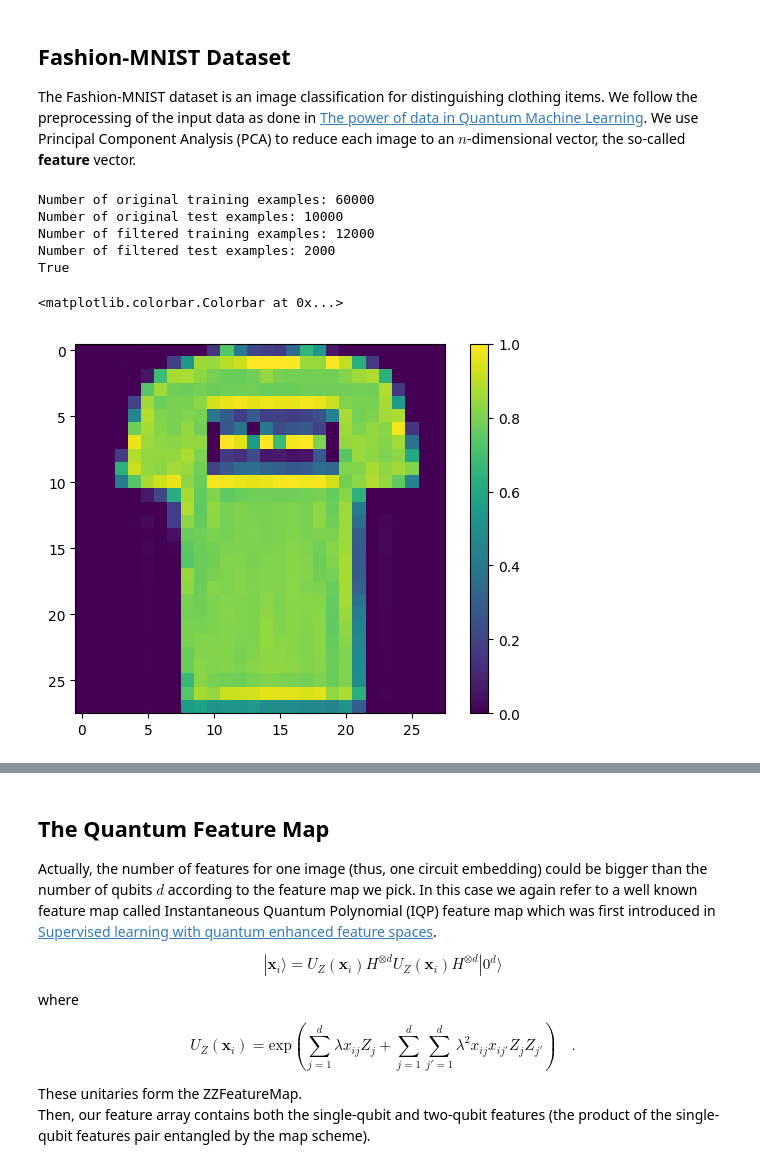
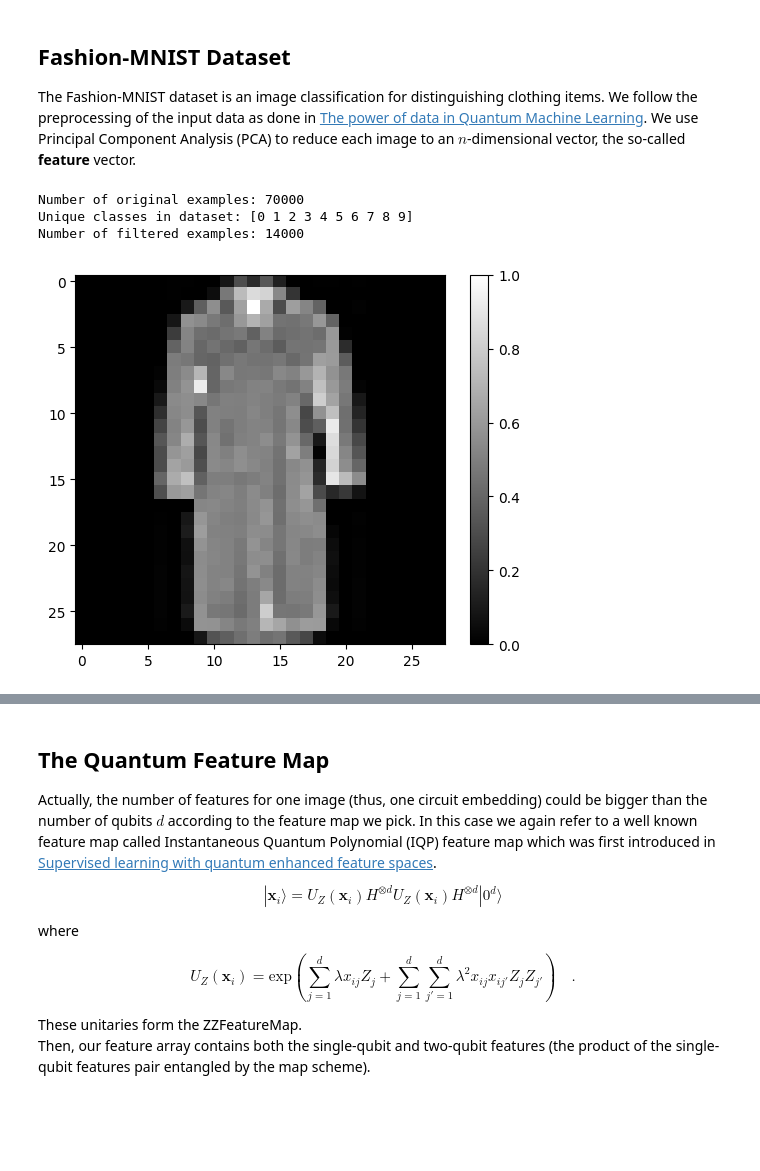
Before and after one commit to CERN-IT-INNOVATION/olqti-summer-school-2024, a Jupyter notebook: quantum_computing_applications_and_use_cases/kernel-bandwidth-in-QML.ipynb, the cells around one changed output, grey strips where cells are left out. Saved outputs shown, nothing was run; the diff lists cells and outputs as text; code cells hidden in the pictures; blank space fills up the shorter version.

Commit message:
open ml to avoid tensorflow

```diff
--- a/quantum_computing_applications_and_use_cases/kernel-bandwidth-in-QML.ipynb
+++ b/quantum_computing_applications_and_use_cases/kernel-bandwidth-in-QML.ipynb
@@ -33,39 +32,47 @@ In Quask there are more [evaluators](https://quask.readthedocs.io/en/latest/tuto
 ## Fashion-MNIST Dataset
 
 The Fashion-MNIST dataset is an image classification for distinguishing clothing items. We follow the preprocessing of the input data as done in [The power of data in Quantum Machine Learning](https://arxiv.org/abs/2011.01938). We use Principal Component Analysis (PCA) to reduce each image to an $n$-dimensional vector, the so-called **feature** vector.
-# %%
-(x_train, y_train), (x_test, y_test) = tf.keras.datasets.fashion_mnist.load_data()
-
-# Rescale the images from [0,255] to the [0.0,1.0] range.
-x_train, x_test = x_train/255.0, x_test/255.0
-
-print("Number of original training examples:", len(x_train))
-print("Number of original test examples:", len(x_test))
-
-def filter_03(x, y):
-    keep = (y == 0) | (y == 3)
-    x, y = x[keep], y[keep]
-    y = y == 0
-    return x,y
-
-x_train, y_train = filter_03(x_train, y_train)
-x_test, y_test = filter_03(x_test, y_test)
-
-print("Number of filtered training examples:", len(x_train))
-print("Number of filtered test examples:", len(x_test))
-
-print(y_train[0])
-
-plt.imshow(x_train[0, :, :])
-plt.colorbar()
-# %% [output]
-Number of original training examples: 60000
-Number of original test examples: 10000
-Number of filtered training examples: 12000
-Number of filtered test examples: 2000
-True
-<matplotlib.colorbar.Colorbar at 0x...>
-[figure, removed]
+# %%
+# Load the Fashion-MNIST dataset by its OpenML ID
+dataset = openml.datasets.get_dataset(40996)
+X, y, _, _ = dataset.get_data(target=dataset.default_target_attribute)
+
+# Convert X to a NumPy array and normalize features from [0, 255] to [0, 1]
+X = X.to_numpy().astype('float32') / 255.0
+y = y.astype(int)
+
+print("Number of original examples:", len(X))
+
+# Check unique classes in the dataset
+unique_classes = np.unique(y)
+print("Unique classes in dataset:", unique_classes)
+
+# Filter only two classes (0 and 3) for binary classification if they exist
+def filter_03(x, y):
+    keep = (y == 0) | (y == 3)
+    x, y = x[keep], y[keep]
+    y = (y == 0).astype(int)  # Convert class 0 to 1, class 3 to 0 for binary labels
+    return x, y
+
+if 0 in unique_classes and 3 in unique_classes:
+    # Apply filter
+    X, y = filter_03(X, y)
+    print("Number of filtered examples:", len(X))
+
+    # Split into train and test sets
+    X_train, X_test, y_train, y_test = train_test_split(X, y, stratify=y)
+
+    # Visualize a sample
+    plt.imshow(X_train[0].reshape(28, 28), cmap="gray")
+    plt.colorbar()
+    plt.show()
+else:
+    print("Classes 0 and 3 not found in the dataset.")
+# %% [output]
+Number of original examples: 70000
+Unique classes in dataset: [0 1 2 3 4 5 6 7 8 9]
+Number of filtered examples: 14000
+[figure, added]
 # %%
 # =============================================================================
 # Create dataset
```
Also changed, not shown: parts of 9 cells of this notebook.
